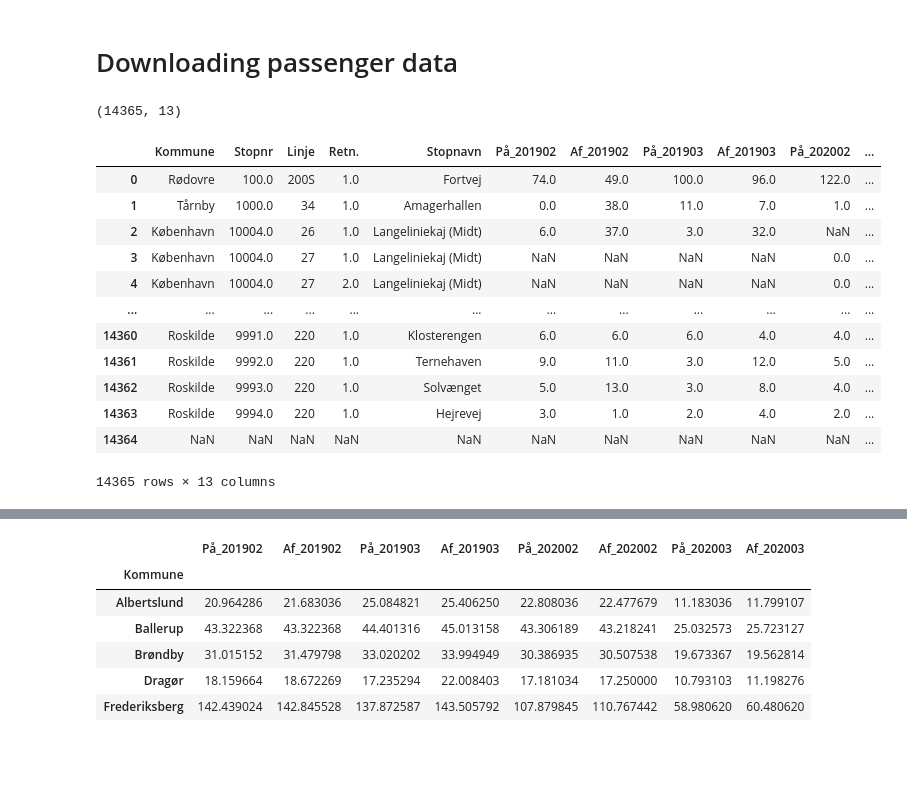
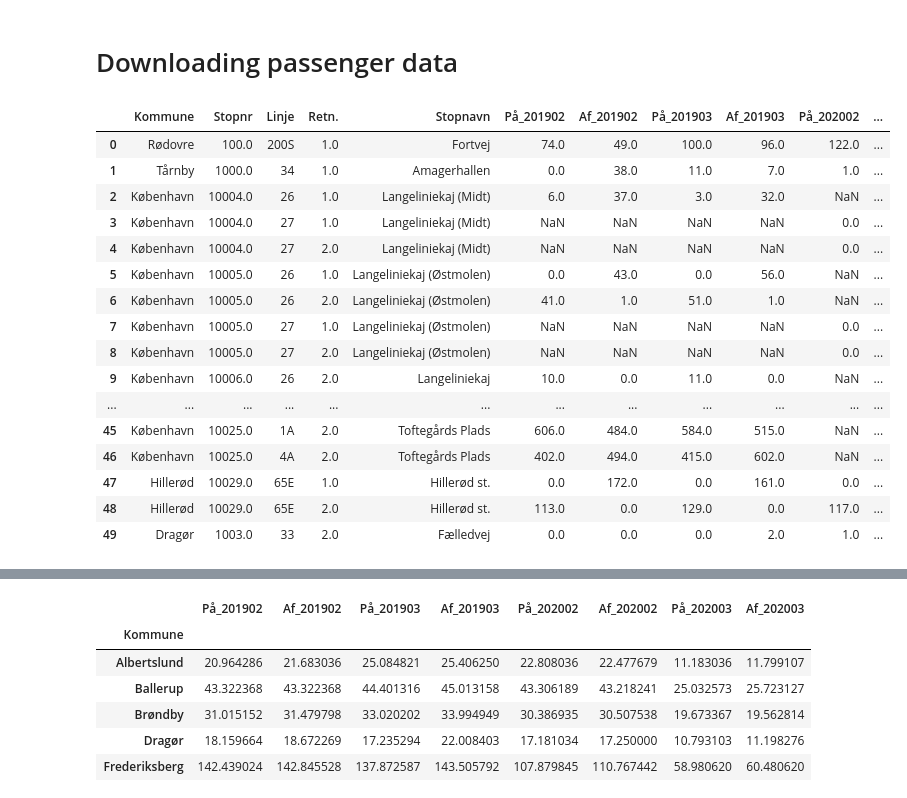
Before and after one commit to TueLindhart/Transport_vs_covid19, a Jupyter notebook: Code/n_passengers_bar_plotting.ipynb, the cells around one changed output, grey strips where cells are left out. Saved outputs shown, nothing was run; the diff lists cells and outputs as text; code cells hidden in the pictures; blank space fills up the shorter version.

```diff
--- a/Code/n_passengers_bar_plotting.ipynb
+++ b/Code/n_passengers_bar_plotting.ipynb
@@ -9,27 +10,27 @@ sel_mun = ["Albertslund","Ballerup","Brøndby","Dragør","Frederiksberg","Gentof
                            "Glostrup","Herlev","Hvidovre","Høje-Taastrup","Ishøj","København",
                            "Rødovre","Tårnby","Vallensbæk"]
 # %%
-path = '/Users/tuethomsen28/Google Drev/SocialDataVizz/Data/' + 'Passagertal_SenesteVersion.csv'
+path = '/Users/tuethomsen28/Google Drev/SocialDataVizz/Transport_vs_covid19/Data/' + 'Passagertal_SenesteVersion.csv'
 
 df = pd.read_csv(path,sep=";",
                  thousands=",")
-
-df.shape
-# %% [output]
-(14365, 13)
 # %%
-df
+df.head(50)
 # %% [output]
 |  | Kommune | Stopnr | Linje | Retn. | Stopnavn | På_201902 | Af_201902 | På_201903 | Af_201903 | På_202002 | ... |
 | 0 | Rødovre | 100.0 | 200S | 1.0 | Fortvej | 74.0 | 49.0 | 100.0 | 96.0 | 122.0 | ... |
 | 1 | Tårnby | 1000.0 | 34 | 1.0 | Amagerhallen | 0.0 | 38.0 | 11.0 | 7.0 | 1.0 | ... |
 | 2 | København | 10004.0 | 26 | 1.0 | Langeliniekaj (Midt) | 6.0 | 37.0 | 3.0 | 32.0 | NaN | ... |
 | 3 | København | 10004.0 | 27 | 1.0 | Langeliniekaj (Midt) | NaN | NaN | NaN | NaN | 0.0 | ... |
 | 4 | København | 10004.0 | 27 | 2.0 | Langeliniekaj (Midt) | NaN | NaN | NaN | NaN | 0.0 | ... |
+| 5 | København | 10005.0 | 26 | 1.0 | Langeliniekaj (Østmolen) | 0.0 | 43.0 | 0.0 | 56.0 | NaN | ... |
+| 6 | København | 10005.0 | 26 | 2.0 | Langeliniekaj (Østmolen) | 41.0 | 1.0 | 51.0 | 1.0 | NaN | ... |
+| 7 | København | 10005.0 | 27 | 1.0 | Langeliniekaj (Østmolen) | NaN | NaN | NaN | NaN | 0.0 | ... |
+| 8 | København | 10005.0 | 27 | 2.0 | Langeliniekaj (Østmolen) | NaN | NaN | NaN | NaN | 0.0 | ... |
+| 9 | København | 10006.0 | 26 | 2.0 | Langeliniekaj | 10.0 | 0.0 | 11.0 | 0.0 | NaN | ... |
 | ... | ... | ... | ... | ... | ... | ... | ... | ... | ... | ... | ... |
-| 14360 | Roskilde | 9991.0 | 220 | 1.0 | Klosterengen | 6.0 | 6.0 | 6.0 | 4.0 | 4.0 | ... |
-| 14361 | Roskilde | 9992.0 | 220 | 1.0 | Ternehaven | 9.0 | 11.0 | 3.0 | 12.0 | 5.0 | ... |
-| 14362 | Roskilde | 9993.0 | 220 | 1.0 | Solvænget | 5.0 | 13.0 | 3.0 | 8.0 | 4.0 | ... |
-| 14363 | Roskilde | 9994.0 | 220 | 1.0 | Hejrevej | 3.0 | 1.0 | 2.0 | 4.0 | 2.0 | ... |
-| 14364 | NaN | NaN | NaN | NaN | NaN | NaN | NaN | NaN | NaN | NaN | ... |
+| 45 | København | 10025.0 | 1A | 2.0 | Toftegårds Plads | 606.0 | 484.0 | 584.0 | 515.0 | NaN | ... |
+| 46 | København | 10025.0 | 4A | 2.0 | Toftegårds Plads | 402.0 | 494.0 | 415.0 | 602.0 | NaN | ... |
+| 47 | Hillerød | 10029.0 | 65E | 1.0 | Hillerød st. | 0.0 | 172.0 | 0.0 | 161.0 | 0.0 | ... |
+| 48 | Hillerød | 10029.0 | 65E | 2.0 | Hillerød st. | 113.0 | 0.0 | 129.0 | 0.0 | 117.0 | ... |
+| 49 | Dragør | 1003.0 | 33 | 2.0 | Fælledvej | 0.0 | 0.0 | 0.0 | 2.0 | 1.0 | ... |
-14365 rows × 13 columns
```
Also changed, not shown: parts of 16 cells of this notebook, 35 other files.
